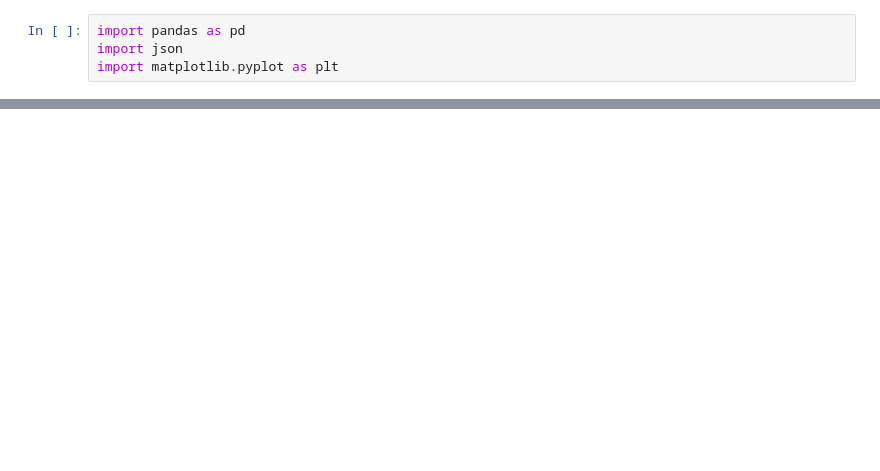
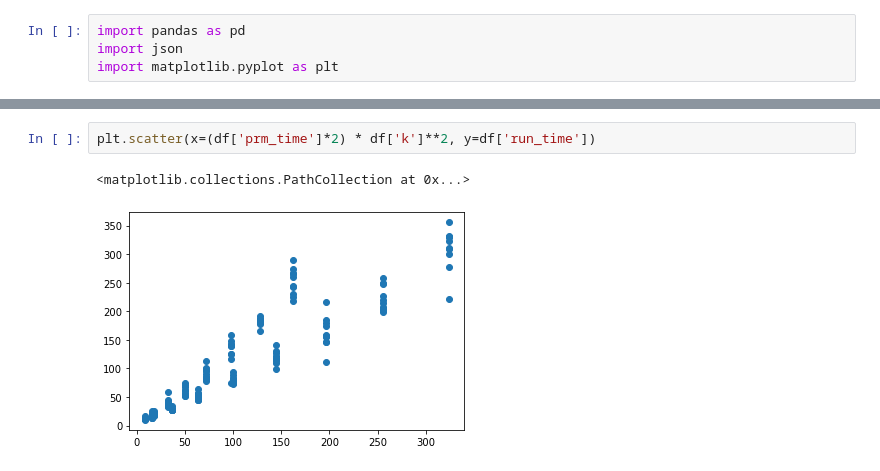
Before and after one commit to werner291/Multigoal-Orchard-Drone-Planning-Library, a Jupyter notebook: analysis/TSP over PRM.ipynb, the cells around one changed output, grey strips where cells are left out. Cells and saved outputs as stored; diff of their text form; blank space fills up the shorter version.

```diff
--- a/analysis/TSP over PRM.ipynb
+++ b/analysis/TSP over PRM.ipynb
@@ -136,0 +142,5 @@ plt.grid()
+# %%
+plt.scatter(x=(df['prm_time']*2) * df['k']**2, y=df['run_time'])
+# %% [output]
+<matplotlib.collections.PathCollection at 0x...>
+[figure, added]
```
Also changed, not shown: parts of 9 cells of this notebook, 2 other files.
